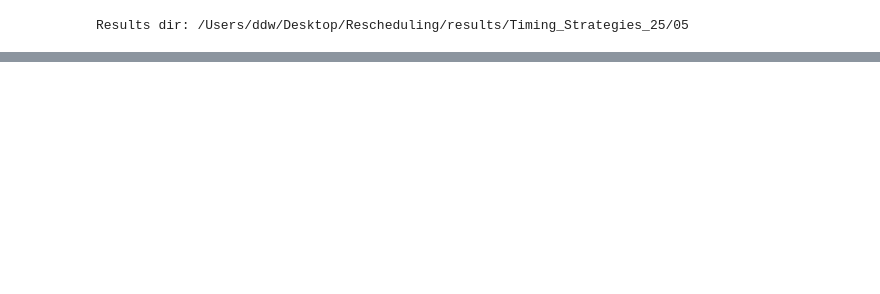
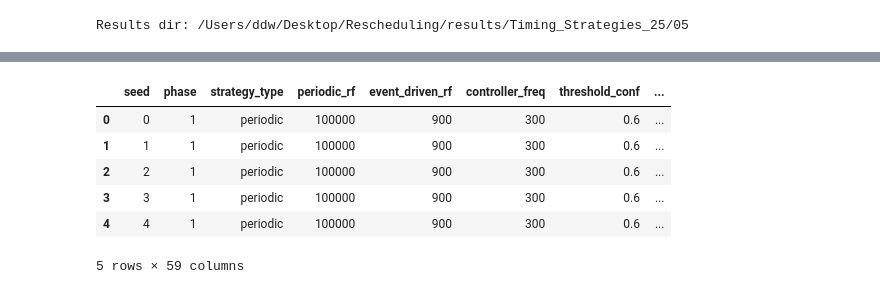
Before and after one commit to DauwDW/Thesis, a Jupyter notebook: notebooks/Analyse timing strategies periodic.ipynb, the cells around one changed output, grey strips where cells are left out. Drawn from its saved outputs; the diff is of its cells as text; code cells hidden in the pictures; blank space fills up the shorter version.

```diff
--- a/notebooks/Analyse timing strategies periodic.ipynb
+++ b/notebooks/Analyse timing strategies periodic.ipynb
@@ -254,0 +272,12 @@ Na filtering deadlocks: 2604 rijen voor analyse
+# %%
+raw_periodic = raw_all[(raw_all["strategy_type"] == "periodic")]
+# %%
+raw_periodic.head()
+# %% [output]
+|  | seed | phase | strategy_type | periodic_rf | event_driven_rf | controller_freq | threshold_conf | ... |
+| 0 | 0 | 1 | periodic | 100000 | 900 | 300 | 0.6 | ... |
+| 1 | 1 | 1 | periodic | 100000 | 900 | 300 | 0.6 | ... |
+| 2 | 2 | 1 | periodic | 100000 | 900 | 300 | 0.6 | ... |
+| 3 | 3 | 1 | periodic | 100000 | 900 | 300 | 0.6 | ... |
+| 4 | 4 | 1 | periodic | 100000 | 900 | 300 | 0.6 | ... |
+5 rows × 59 columns
```
Also changed, not shown: parts of 14 cells of this notebook, 6 other files.
